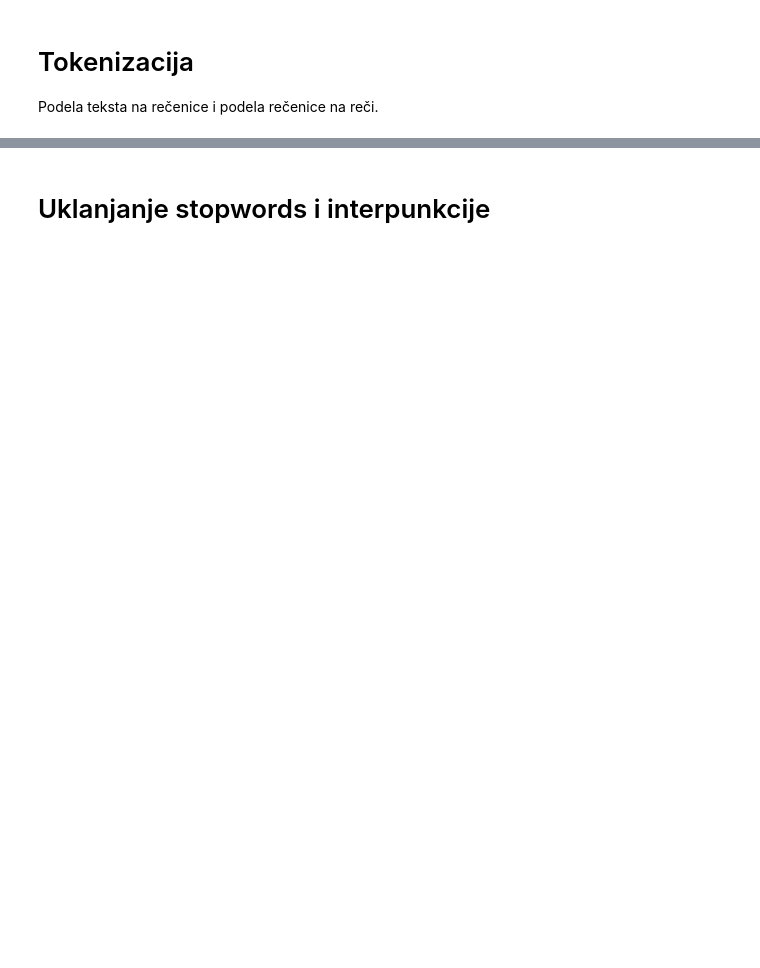
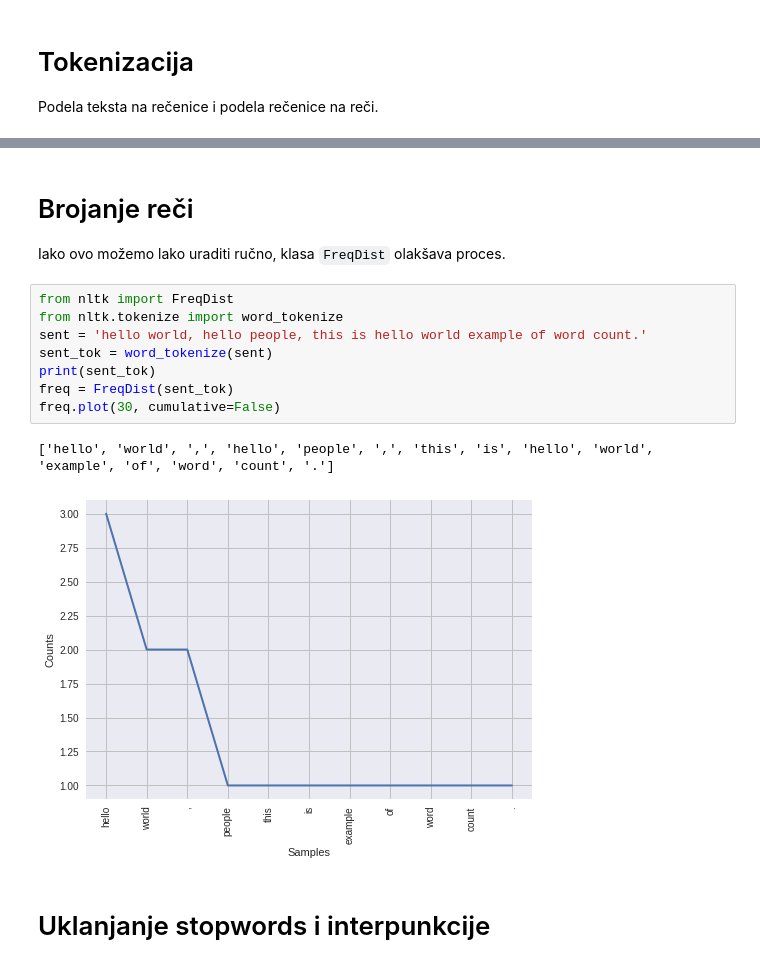
Before and after one commit to rand0musername/raf-ml, a Jupyter notebook: 05 Obrada jezika, Naive Bayes/05A_Obrada_jezika_nltk.ipynb, the cells around one changed output, grey strips where cells are left out. Saved outputs shown, nothing was run; the diff lists cells and outputs as text; blank space fills up the shorter version.

```diff
--- a/05 Obrada jezika, Naive Bayes/05A_Obrada_jezika_nltk.ipynb
+++ b/05 Obrada jezika, Naive Bayes/05A_Obrada_jezika_nltk.ipynb
@@ -29,2 +130,16 @@ v Verb
+# %% [markdown]
+# Brojanje reči
+Iako ovo možemo lako uraditi ručno, klasa `FreqDist` olakšava proces.
+# %%
+from nltk import FreqDist
+from nltk.tokenize import word_tokenize
+sent = 'hello world, hello people, this is hello world example of word count.'
+sent_tok = word_tokenize(sent)
+print(sent_tok)
+freq = FreqDist(sent_tok)
+freq.plot(30, cumulative=False)
+# %% [output]
+['hello', 'world', ',', 'hello', 'people', ',', 'this', 'is', 'hello', 'world', 'example', 'of', 'word', 'count', '.']
+[figure, added]
 # %% [markdown]
 # Uklanjanje stopwords i interpunkcije
```
Also changed, not shown: parts of 26 cells of this notebook, 1 other file.
